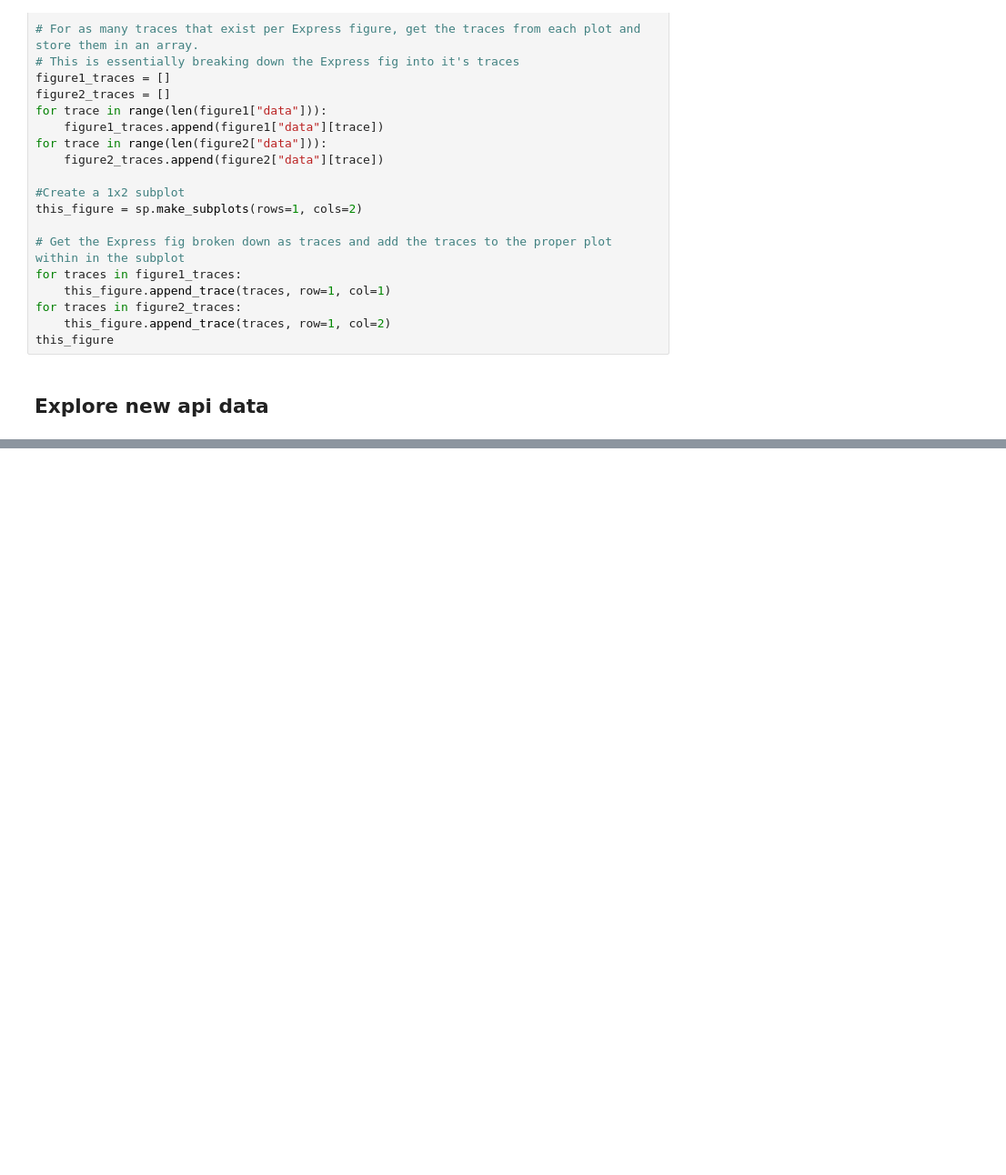
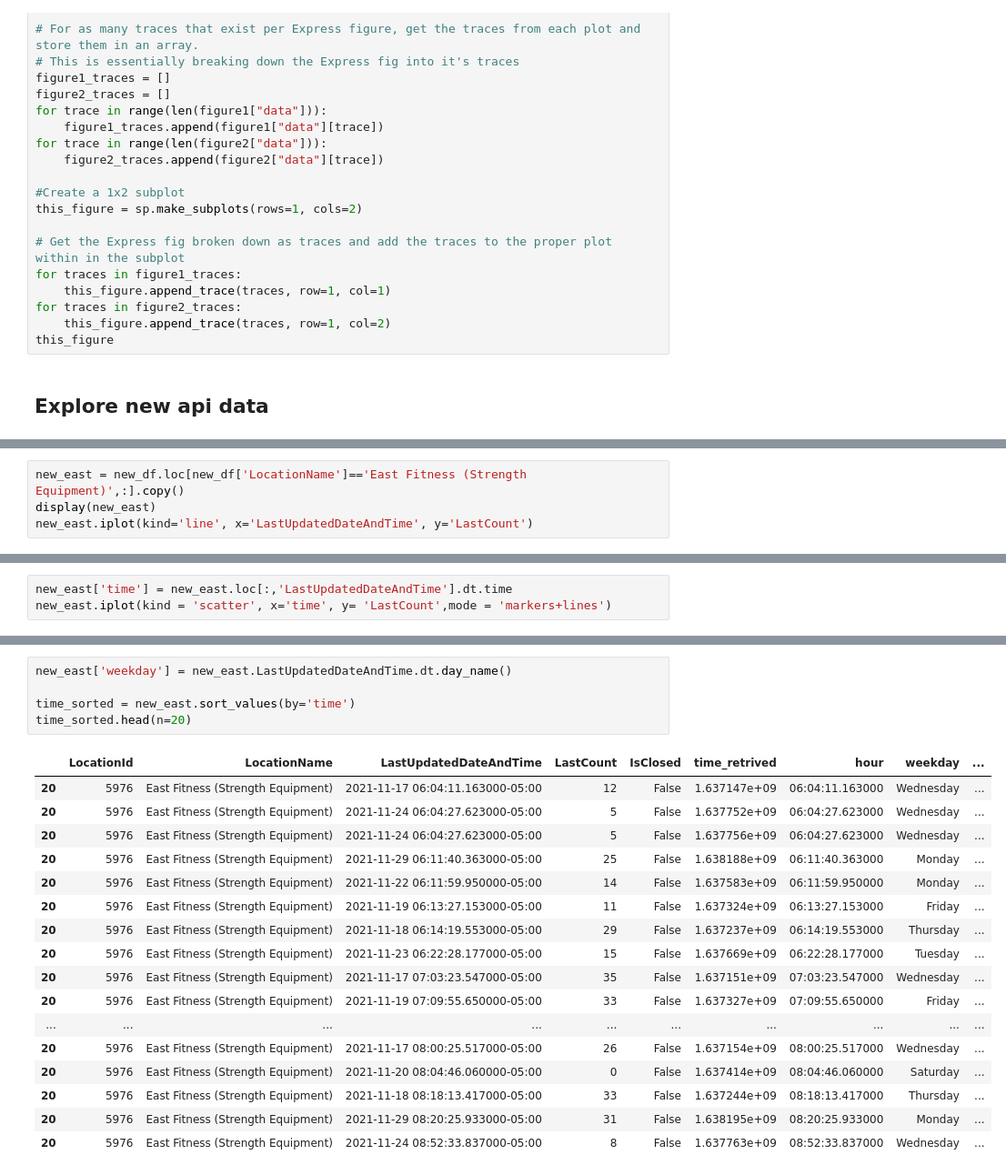
Before and after one commit to sodonova/corecproj, a Jupyter notebook: Exploration.ipynb, the cells around one changed output, grey strips where cells are left out. Shown at 91% size. Drawn from its saved outputs; the diff is of its cells as text; blank space fills up the shorter version.

```diff
--- a/Exploration.ipynb
+++ b/Exploration.ipynb
@@ -279,0 +281,4 @@ new_df.describe()
+# %%
+new_east = new_df.loc[new_df['LocationName']=='East Fitness (Strength Equipment)',:].copy()
+display(new_east)
+new_east.iplot(kind='line', x='LastUpdatedDateAndTime', y='LastCount')
@@ -279,0 +287,3 @@ new_df.describe()
+# %%
+new_east['time'] = new_east.loc[:,'LastUpdatedDateAndTime'].dt.time
+new_east.iplot(kind = 'scatter', x='time', y= 'LastCount',mode = 'markers+lines')
@@ -279,0 +292,23 @@ new_df.describe()
+# %%
+new_east['weekday'] = new_east.LastUpdatedDateAndTime.dt.day_name()
+
+time_sorted = new_east.sort_values(by='time')
+time_sorted.head(n=20)
+# %% [output]
+|  | LocationId | LocationName | LastUpdatedDateAndTime | LastCount | IsClosed | time_retrived | hour | weekday | ... |
+| 20 | 5976 | East Fitness (Strength Equipment) | 2021-11-17 06:04:11.163000-05:00 | 12 | False | 1.637147e+09 | 06:04:11.163000 | Wednesday | ... |
+| 20 | 5976 | East Fitness (Strength Equipment) | 2021-11-24 06:04:27.623000-05:00 | 5 | False | 1.637752e+09 | 06:04:27.623000 | Wednesday | ... |
+| 20 | 5976 | East Fitness (Strength Equipment) | 2021-11-24 06:04:27.623000-05:00 | 5 | False | 1.637756e+09 | 06:04:27.623000 | Wednesday | ... |
+| 20 | 5976 | East Fitness (Strength Equipment) | 2021-11-29 06:11:40.363000-05:00 | 25 | False | 1.638188e+09 | 06:11:40.363000 | Monday | ... |
+| 20 | 5976 | East Fitness (Strength Equipment) | 2021-11-22 06:11:59.950000-05:00 | 14 | False | 1.637583e+09 | 06:11:59.950000 | Monday | ... |
+| 20 | 5976 | East Fitness (Strength Equipment) | 2021-11-19 06:13:27.153000-05:00 | 11 | False | 1.637324e+09 | 06:13:27.153000 | Friday | ... |
+| 20 | 5976 | East Fitness (Strength Equipment) | 2021-11-18 06:14:19.553000-05:00 | 29 | False | 1.637237e+09 | 06:14:19.553000 | Thursday | ... |
+| 20 | 5976 | East Fitness (Strength Equipment) | 2021-11-23 06:22:28.177000-05:00 | 15 | False | 1.637669e+09 | 06:22:28.177000 | Tuesday | ... |
+| 20 | 5976 | East Fitness (Strength Equipment) | 2021-11-17 07:03:23.547000-05:00 | 35 | False | 1.637151e+09 | 07:03:23.547000 | Wednesday | ... |
+| 20 | 5976 | East Fitness (Strength Equipment) | 2021-11-19 07:09:55.650000-05:00 | 33 | False | 1.637327e+09 | 07:09:55.650000 | Friday | ... |
+| ... | ... | ... | ... | ... | ... | ... | ... | ... | ... |
+| 20 | 5976 | East Fitness (Strength Equipment) | 2021-11-17 08:00:25.517000-05:00 | 26 | False | 1.637154e+09 | 08:00:25.517000 | Wednesday | ... |
+| 20 | 5976 | East Fitness (Strength Equipment) | 2021-11-20 08:04:46.060000-05:00 | 0 | False | 1.637414e+09 | 08:04:46.060000 | Saturday | ... |
+| 20 | 5976 | East Fitness (Strength Equipment) | 2021-11-18 08:18:13.417000-05:00 | 33 | False | 1.637244e+09 | 08:18:13.417000 | Thursday | ... |
+| 20 | 5976 | East Fitness (Strength Equipment) | 2021-11-29 08:20:25.933000-05:00 | 31 | False | 1.638195e+09 | 08:20:25.933000 | Monday | ... |
+| 20 | 5976 | East Fitness (Strength Equipment) | 2021-11-24 08:52:33.837000-05:00 | 8 | False | 1.637763e+09 | 08:52:33.837000 | Wednesday | ... |
```
Also changed, not shown: parts of 10 cells of this notebook.
